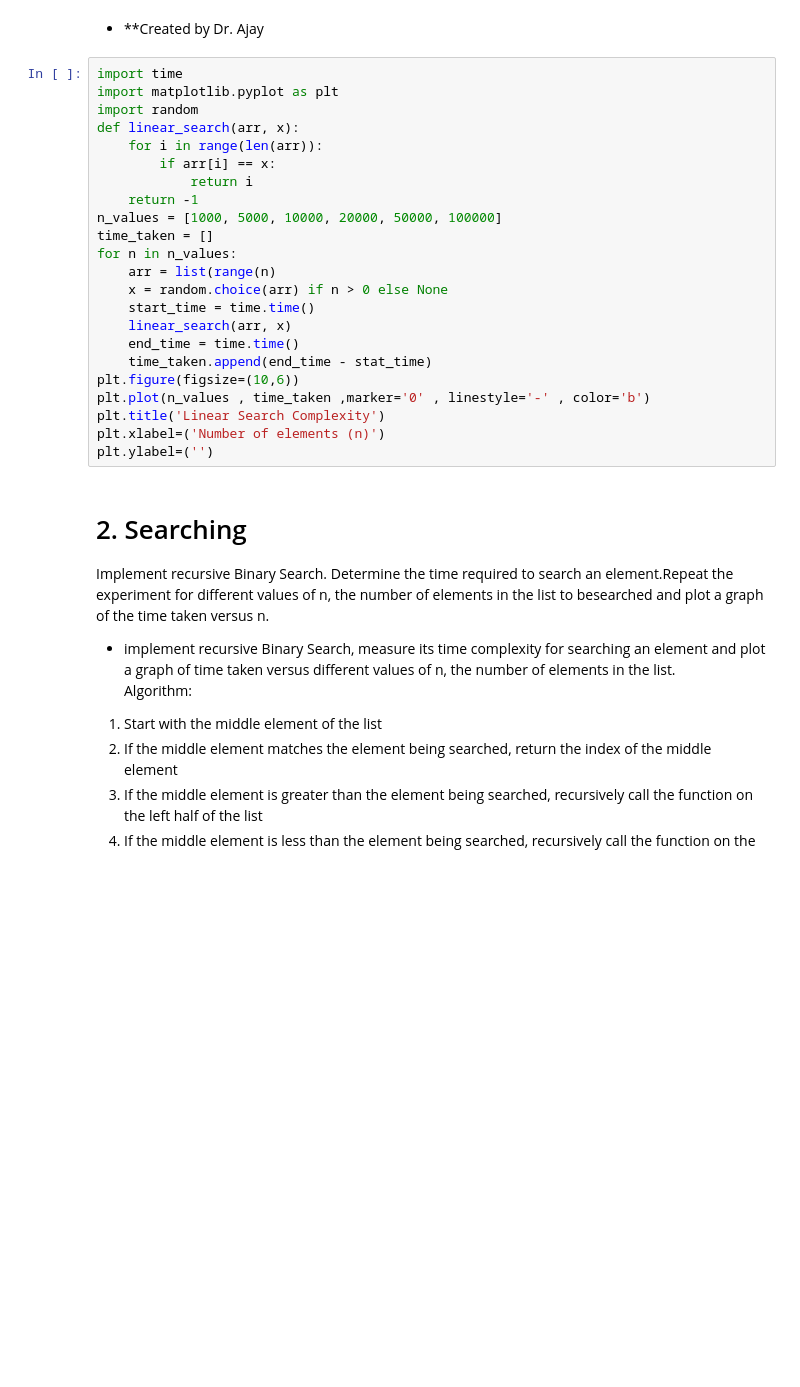
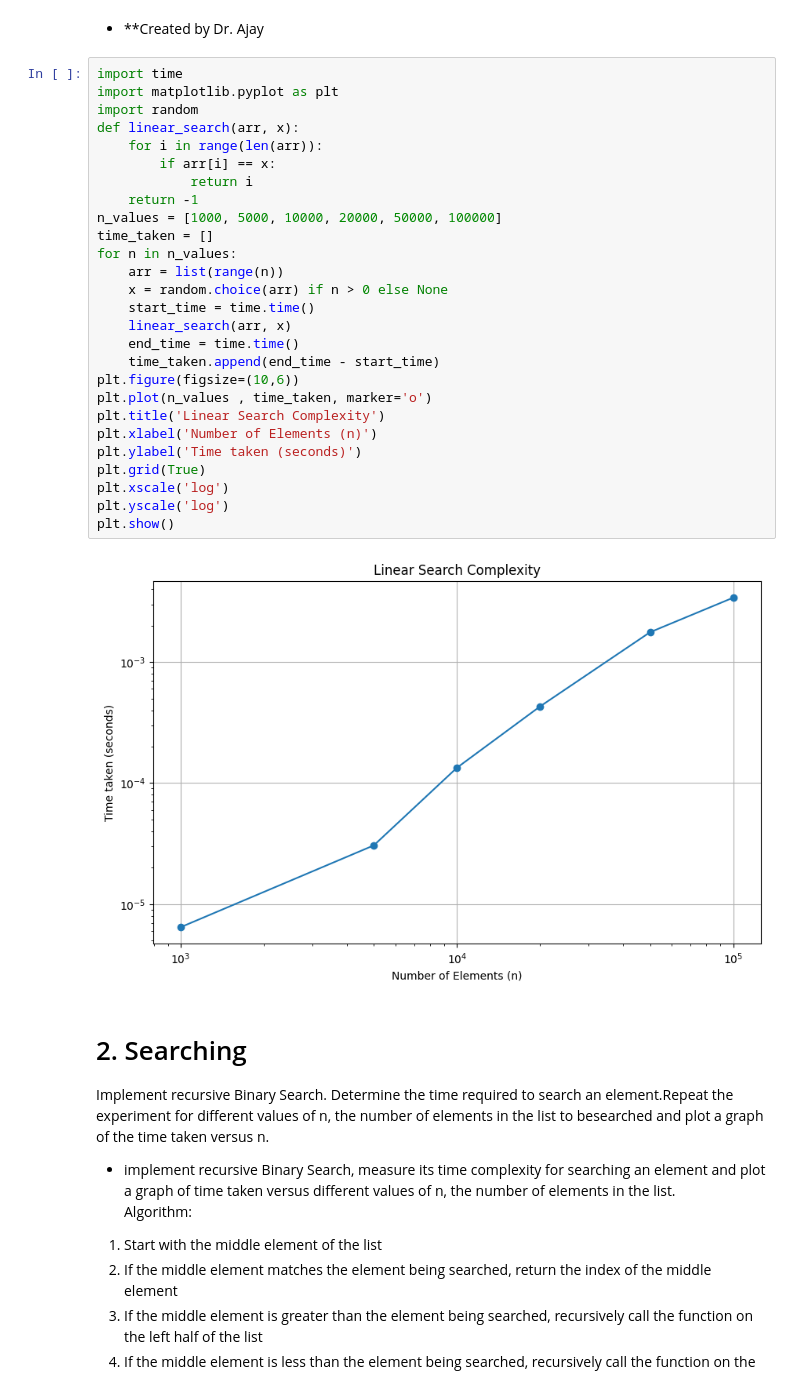
Before and after one commit to dakshmalviya-x/APS-LAB, a Jupyter notebook: lab_4.ipynb, the cells around one changed output. Cells and saved outputs as stored; diff of their text form; blank space fills up the shorter version.

```diff
--- a/lab_4.ipynb
+++ b/lab_4.ipynb
@@ -16,26 +16,32 @@ Implement Linear Search. Determine the time required to search for element. Repe
 # %%
 import time
 import matplotlib.pyplot as plt
 import random
 def linear_search(arr, x):
     for i in range(len(arr)):
         if arr[i] == x:
             return i
     return -1
 n_values = [1000, 5000, 10000, 20000, 50000, 100000]
 time_taken = []
 for n in n_values:
-    arr = list(range(n)
+    arr = list(range(n))
     x = random.choice(arr) if n > 0 else None
     start_time = time.time()
     linear_search(arr, x)
     end_time = time.time()
-    time_taken.append(end_time - stat_time)
+    time_taken.append(end_time - start_time)
 plt.figure(figsize=(10,6))
-plt.plot(n_values , time_taken ,marker='0' , linestyle='-' , color='b')
+plt.plot(n_values , time_taken, marker='o')
 plt.title('Linear Search Complexity')
-plt.xlabel=('Number of elements (n)')
-plt.ylabel=('')
+plt.xlabel('Number of Elements (n)')
+plt.ylabel('Time taken (seconds)')
+plt.grid(True)
+plt.xscale('log')
+plt.yscale('log')
+plt.show()
+# %% [output]
+[figure, added]
 # %% [markdown]
 # 2. Searching
 Implement recursive Binary Search. Determine the time required to search an element.Repeat the experiment for different values of n, the number of elements in the list to besearched and plot a graph of the time taken versus n.
```
